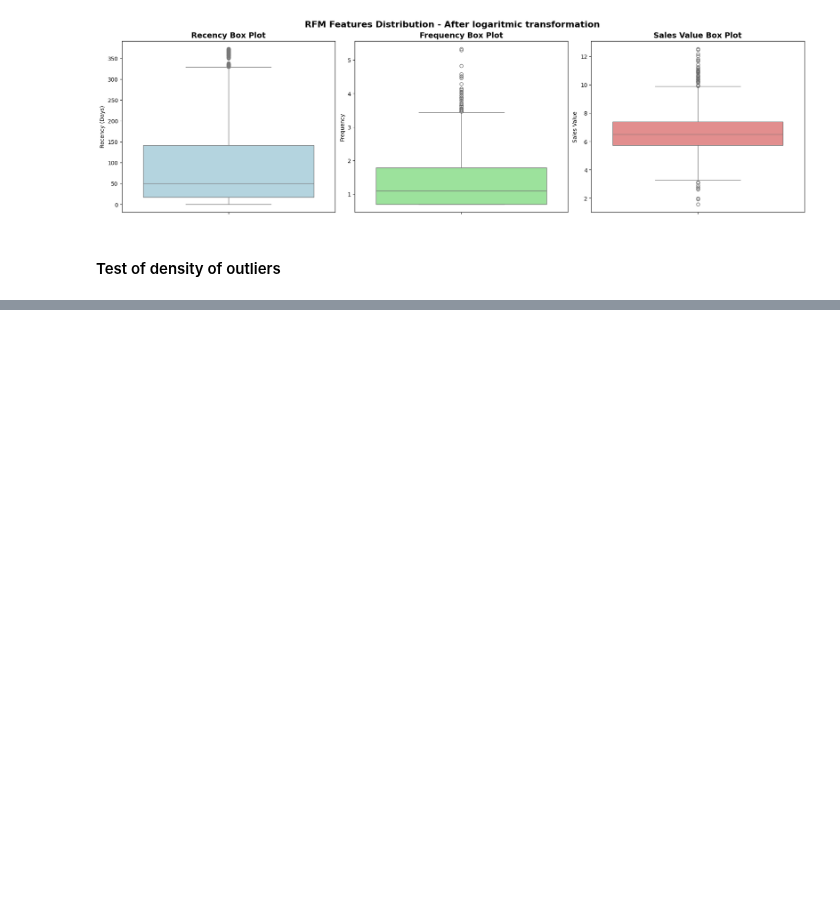
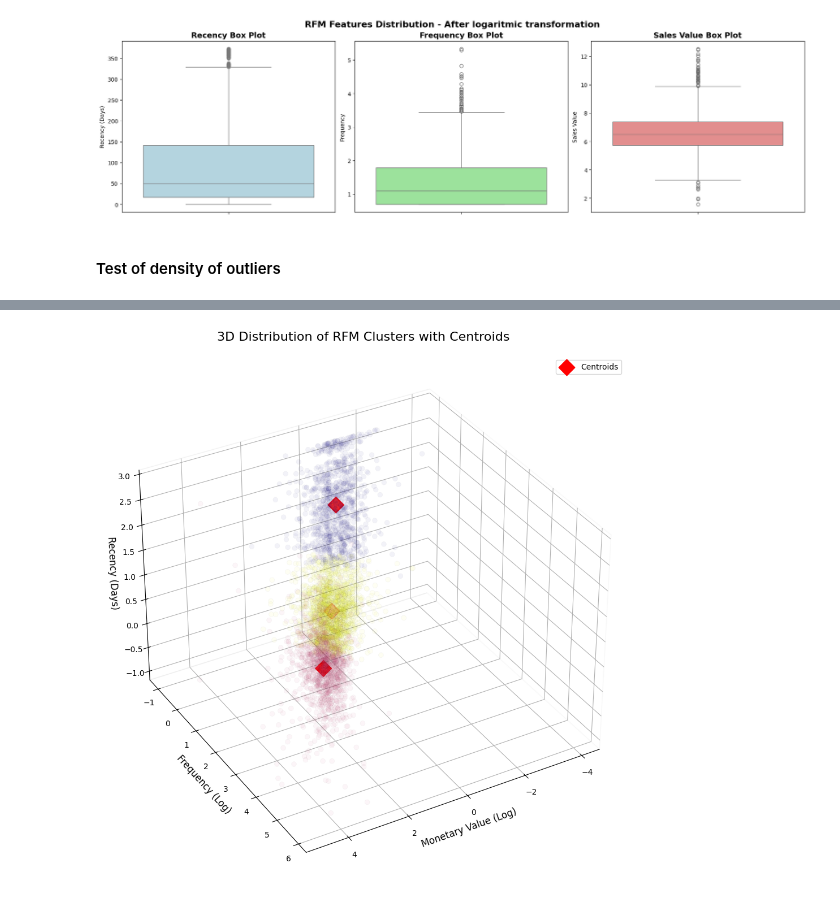
Before and after one commit to CaballeroRAR/ds_projects_collabs, a Jupyter notebook: 1-cluster_retail_uci/notebook/cluster_retail.ipynb, the cells around one changed output, grey strips where cells are left out. Cells and saved outputs as stored; diff of their text form; code cells hidden in the pictures; blank space fills up the shorter version.

```diff
--- a/1-cluster_retail_uci/notebook/cluster_retail.ipynb
+++ b/1-cluster_retail_uci/notebook/cluster_retail.ipynb
@@ -795,0 +808,9 @@ plt.show()
+# %%
+df_test_log = set_column_as_index(df_test_log, 'customer_id') # Implement withou re ordering
+# %%
+# List of logarithmic transformed features
+cols_to_scale = ['sale_value_log', 'frequency_log', 'recency_days']
+
+df_scaled, scaler = apply_standard_scaling(df_test_log, cols_to_scale)
+
+# print(df_scaled.head())
@@ -795,0 +822,5 @@ plt.show()
+# %%
+df_cluster, kmeans_model = apply_kmeans(df_scaled) # Defatul n of clusters = 3, default random_state = 123, returns a df
+
+# Save model
+joblib.dump(kmeans_model, 'kmeans_model.pkl')
@@ -795,0 +848,54 @@ plt.show()
+# %%
+fig = plt.figure(figsize=(14, 10))
+ax = fig.add_subplot(111, projection='3d')
+
+scatter = ax.scatter(
+    df_cluster['sale_value_log'],
+    df_cluster['frequency_log'],
+    df_cluster['recency_days'],
+    c=df_cluster['cluster'],       # Color by Cluster assignment
+    cmap='plasma',
+    s=40,                           # Point size
+    alpha=0.05,                      # Transparency (lowered slightly)
+    edgecolors='k',
+    linewidth=0.3
+)
+
+# Centroids
+# model.cluster_centers_ contains the coordinates (x, y, z) for each cluster
+# Respective axes: [Monetary, Frequency, Recency]
+centroids = kmeans_model.cluster_centers_
+
+ax.scatter(
+    centroids[:, 0], # Monetary column
+    centroids[:, 1], # Frequency column
+    centroids[:, 2], # Recency column
+    s=200,           # Very large size
+    c='red',         # Distinct color
+    marker='D',      # Star shape
+    label='Centroids',
+    edgecolors='red',
+    linewidth=1.5,
+    zorder =10
+)
+
+# cbar = fig.colorbar(scatter, ax=ax, pad=0.1)
+# cbar.set_label('Cluster', rotation=270, labelpad=15)
+ax.legend(loc='upper right') # Show legend for the centroids
+
+ax.set_xlabel('Monetary Value (Log)', fontsize=12)
+ax.set_ylabel('Frequency (Log)', fontsize=12)
+ax.set_zlabel('Recency (Days)', fontsize=12)
+ax.set_title('3D Distribution of RFM Clusters with Centroids', fontsize=16, pad=20)
+
+ax.view_init(elev=33, azim=60)
+
+ax.grid(True, linestyle='--', alpha=.1)
+ax.xaxis.pane.fill = False
+ax.yaxis.pane.fill = False
+ax.zaxis.pane.fill = False
+
+plt.tight_layout()
+plt.show()
+# %% [output]
+[figure, added]
```
Also changed, not shown: parts of 24 cells of this notebook, 2 other files.
